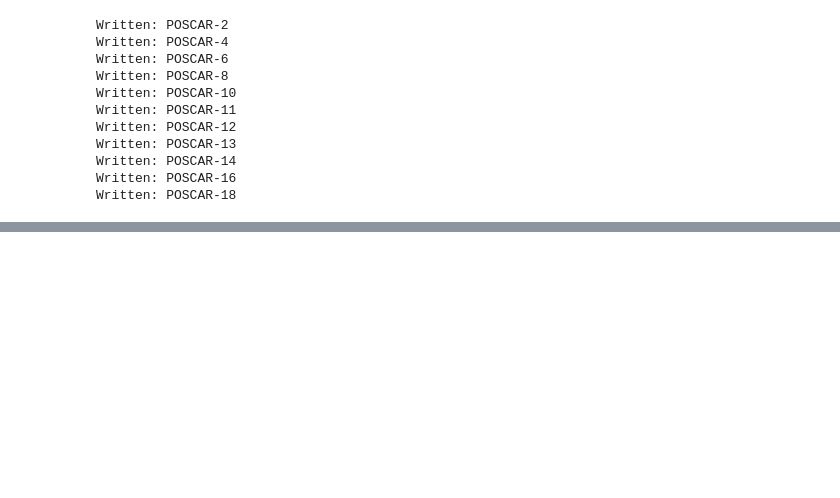
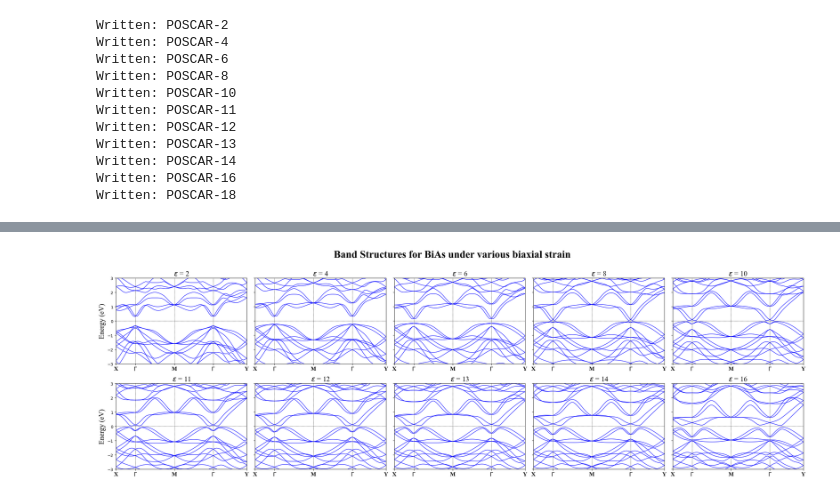
Before and after one commit to Lactuka/Thesis, a Jupyter notebook: bias-tetragonal-biaxial/bias-tetragonal-biaxial.ipynb, the cells around one changed output, grey strips where cells are left out. Saved outputs shown, nothing was run; the diff lists cells and outputs as text; code cells hidden in the pictures; blank space fills up the shorter version.

```diff
--- a/bias-tetragonal-biaxial/bias-tetragonal-biaxial.ipynb
+++ b/bias-tetragonal-biaxial/bias-tetragonal-biaxial.ipynb
@@ -61,3 +61,77 @@ Written: POSCAR-13
 Written: POSCAR-14
 Written: POSCAR-16
 Written: POSCAR-18
+# %%
+import numpy as np
+import matplotlib.pyplot as plt
+
+# --- Config ---
+file_indices = [2, 4, 6, 8, 10, 11, 12, 13, 14, 16]
+high_symmetry_points = [0, 0.780, 1.456, 1.846, 2.626]
+high_sym_labels = ['X', r'$\Gamma$', 'M',  r'$\Gamma$', 'Y']
+
+# --- Load all datasets ---
+datasets = {i: np.loadtxt(f"{i}-REFORMATTED_BAND.dat") for i in file_indices}
+
+# --- Layout: 4 cols, enough rows to fit all ---
+n_plots = len(file_indices)
+n_cols = 5
+n_rows = int(np.ceil(n_plots / n_cols))
+
+fig, axes = plt.subplots(n_rows, n_cols, figsize=(5 * n_cols, 4 * n_rows),
+                          sharey=True)
+axes = axes.flatten()
+
+def read_klabels(filename):
+    """
+    Parse a KLABELS file and return the list of k-path positions.
+    Skips the header line and any empty lines.
+    """
+    points = []
+    with open(filename, 'r') as f:
+        lines = f.readlines()
+    # Skip header (first line), read lines with two columns
+    for line in lines[1:]:
+        stripped = line.strip()
+        if not stripped:
+            continue
+        parts = stripped.split()
+        if len(parts) == 2:
+            try:
+                points.append(float(parts[1]))
+            except ValueError:
+                continue
+    return points
+
+for ax, (idx, data) in zip(axes, datasets.items()):
+    k = data[:, 0]
+    bands = data[:, 1:]
+    high_sym_points = read_klabels(f"labels/{idx}-KLABELS")
+    print(high_sym_points)
+    for i in range(bands.shape[1]):
+        ax.plot(k, bands[:, i], color='blue', linewidth=1, label='DFT' if i == 0 else "")
+
+    ax.axhline(y=0, color='black', linestyle='--', linewidth=0.5)
+    ax.set_xlim(k.min(), k.max())
+
+    for i in range(len(high_sym_points)):
+        ax.axvline(high_sym_points[i],lw=0.5,ls="--",color='black')
+
+    ax.set_ylim(-3, 3)
+    ax.set_xticks(high_sym_points)
+    ax.set_xticklabels(high_sym_labels, fontsize=14, fontname="Times New Roman",fontweight="bold")
+    ax.set_title(rf'$\epsilon$ = {idx}',fontsize=18, fontname="Times New Roman")
+    num_bands_below_fermi = np.sum(bands[0, :] < 0)
+
+    print(f"Number of bands below Fermi level in DFT data: {num_bands_below_fermi}")
+    if ax.get_subplotspec().is_first_col():
+        ax.set_ylabel('Energy (eV)', fontsize=18, fontname="Times New Roman")
+
+# Hide any unused subplots
+for ax in axes[n_plots:]:
+    ax.set_visible(False)
+
+plt.suptitle('Band Structures for BiAs under various biaxial strain', fontsize=26, fontname="Times New Roman",fontweight="bold", y=1.01)
+plt.tight_layout()
+plt.show()
+# %% [output]
@@ -63,0 +158 @@ Written: POSCAR-18
+[figure, added]
```
Also changed, not shown: parts of 4 cells of this notebook, 8 other files.
